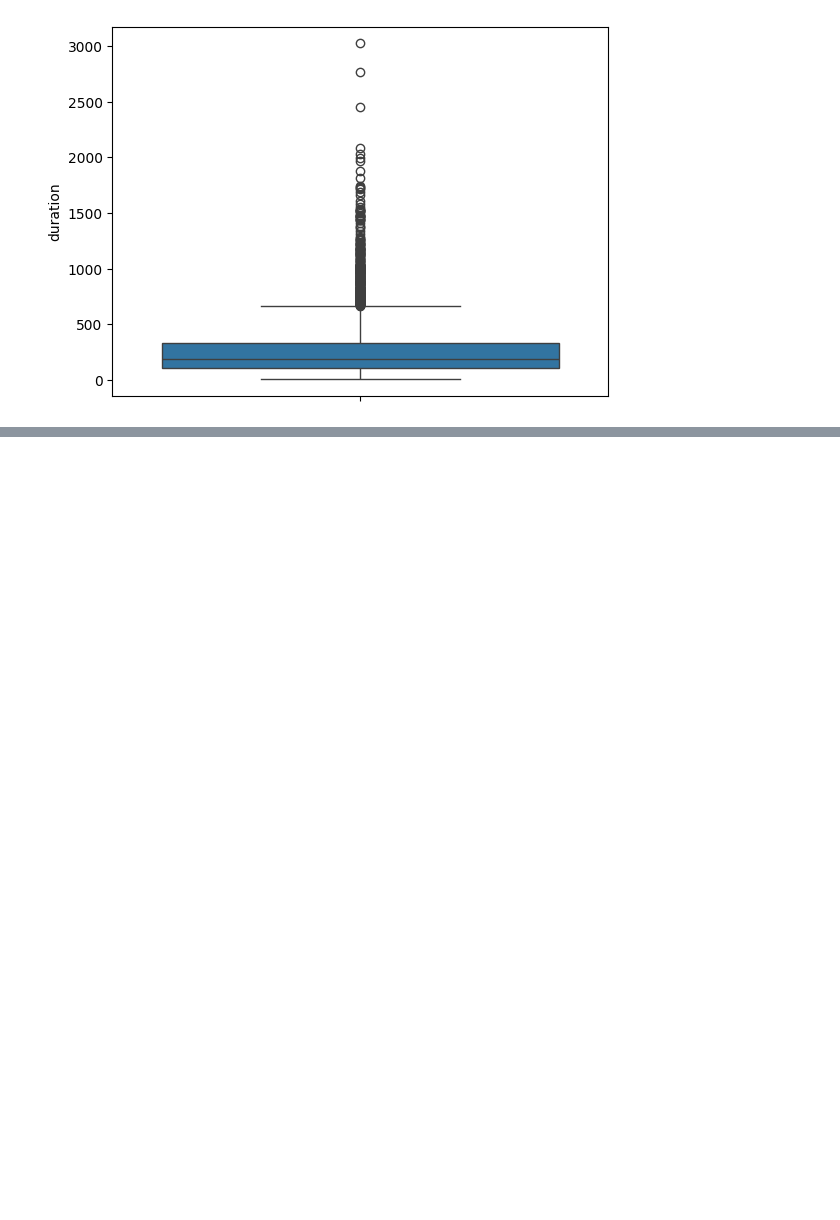
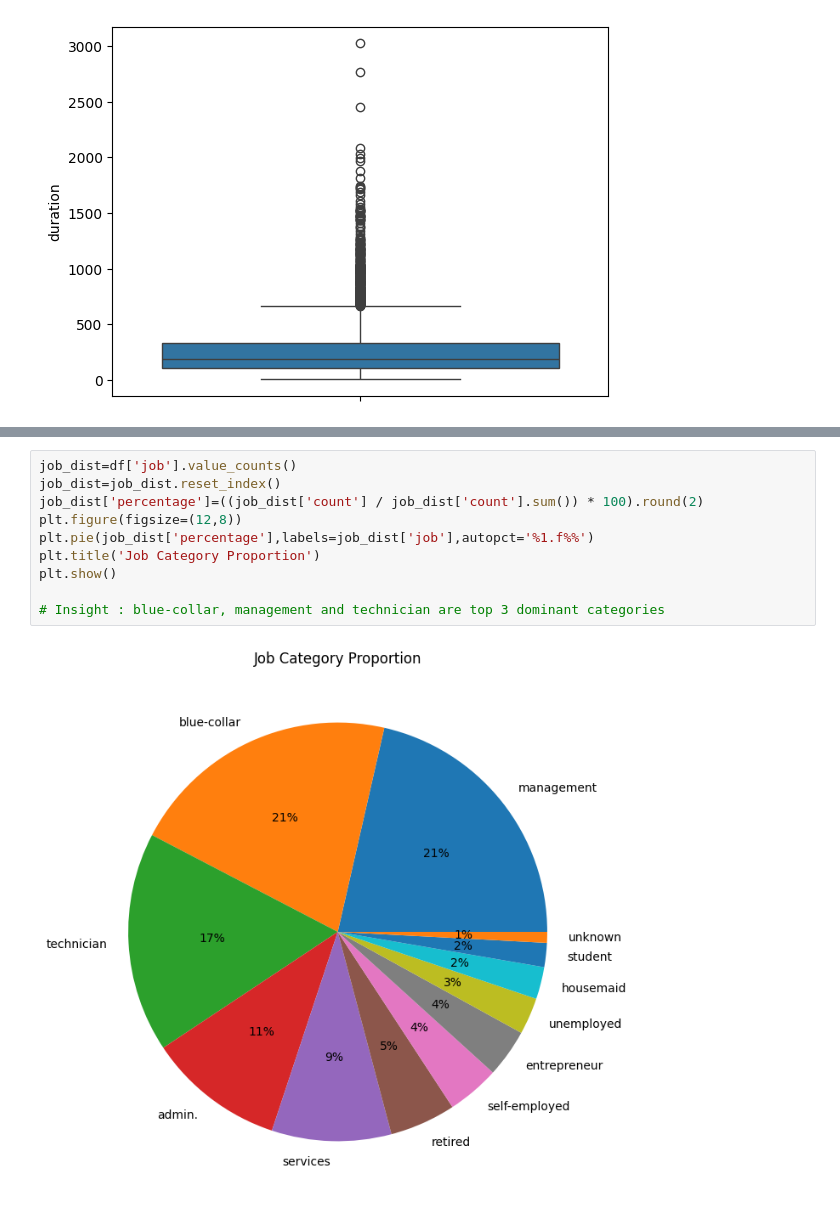
Before and after one commit to RealHaroon/PRODIGY_DS_03, a Jupyter notebook: notebook/Decision Tree Classifier.ipynb, the cells around one changed output, grey strips where cells are left out. Drawn from its saved outputs; the diff is of its cells as text; blank space fills up the shorter version.

```diff
--- a/notebook/Decision Tree Classifier.ipynb
+++ b/notebook/Decision Tree Classifier.ipynb
@@ -155,0 +175,12 @@ del df['duration']
+# %%
+job_dist=df['job'].value_counts()
+job_dist=job_dist.reset_index()
+job_dist['percentage']=((job_dist['count'] / job_dist['count'].sum()) * 100).round(2)
+plt.figure(figsize=(12,8))
+plt.pie(job_dist['percentage'],labels=job_dist['job'],autopct='%1.f%%')
+plt.title('Job Category Proportion')
+plt.show()
+
+# Insight : blue-collar, management and technician are top 3 dominant categories
+# %% [output]
+[figure, added]
```
Also changed, not shown: parts of 16 cells of this notebook.
